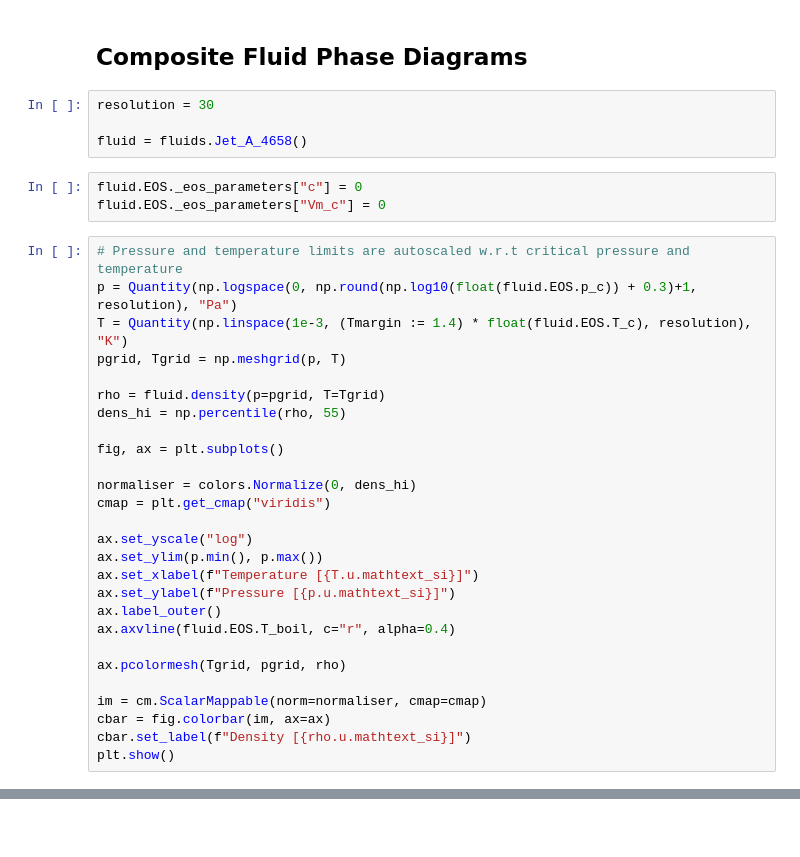
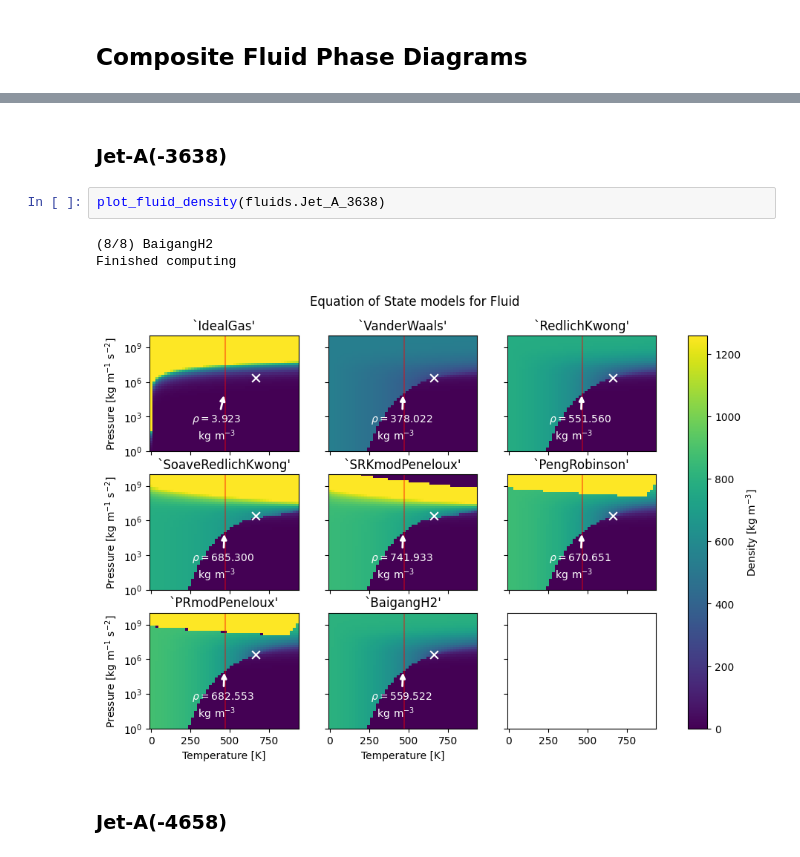
Before and after one commit to yaseen157/carpy, a Jupyter notebook: docs/source/demo/Equations of State.ipynb, the cells around one changed output, grey strips where cells are left out. Saved outputs shown, nothing was run; the diff lists cells and outputs as text; blank space fills up the shorter version.

```diff
--- a/docs/source/demo/Equations of State.ipynb
+++ b/docs/source/demo/Equations of State.ipynb
@@ -191,37 +186,3 @@ Finished computing
 Liquid methane has a density of about 422.6 [kg/m3] at the normal boiling condition.
 # %% [markdown]
 ## Composite Fluid Phase Diagrams
-# %%
-resolution = 30
-
-fluid = fluids.Jet_A_4658()
-# %%
-fluid.EOS._eos_parameters["c"] = 0
-fluid.EOS._eos_parameters["Vm_c"] = 0
-# %%
-# Pressure and temperature limits are autoscaled w.r.t critical pressure and temperature
-p = Quantity(np.logspace(0, np.round(np.log10(float(fluid.EOS.p_c)) + 0.3)+1, resolution), "Pa")
-T = Quantity(np.linspace(1e-3, (Tmargin := 1.4) * float(fluid.EOS.T_c), resolution), "K")
-pgrid, Tgrid = np.meshgrid(p, T)
-
-rho = fluid.density(p=pgrid, T=Tgrid)
-dens_hi = np.percentile(rho, 55)
-
-fig, ax = plt.subplots()
-
-normaliser = colors.Normalize(0, dens_hi)
-cmap = plt.get_cmap("viridis")
-
-ax.set_yscale("log")
-ax.set_ylim(p.min(), p.max())
-ax.set_xlabel(f"Temperature [{T.u.mathtext_si}]")
-ax.set_ylabel(f"Pressure [{p.u.mathtext_si}]")
-ax.label_outer()
-ax.axvline(fluid.EOS.T_boil, c="r", alpha=0.4)
-
-ax.pcolormesh(Tgrid, pgrid, rho)
-
-im = cm.ScalarMappable(norm=normaliser, cmap=cmap)
-cbar = fig.colorbar(im, ax=ax)
-cbar.set_label(f"Density [{rho.u.mathtext_si}]")
-plt.show()
@@ -245,0 +281,10 @@ fluid.EOS._eos_parameters
+# %% [markdown]
+### Jet-A(-3638)
+# %%
+plot_fluid_density(fluids.Jet_A_3638)
+# %% [output]
+(8/8) BaigangH2
+Finished computing
+[figure, added]
+# %% [markdown]
+### Jet-A(-4658)
```
Also changed, not shown: parts of 20 cells of this notebook, 6 other files.
